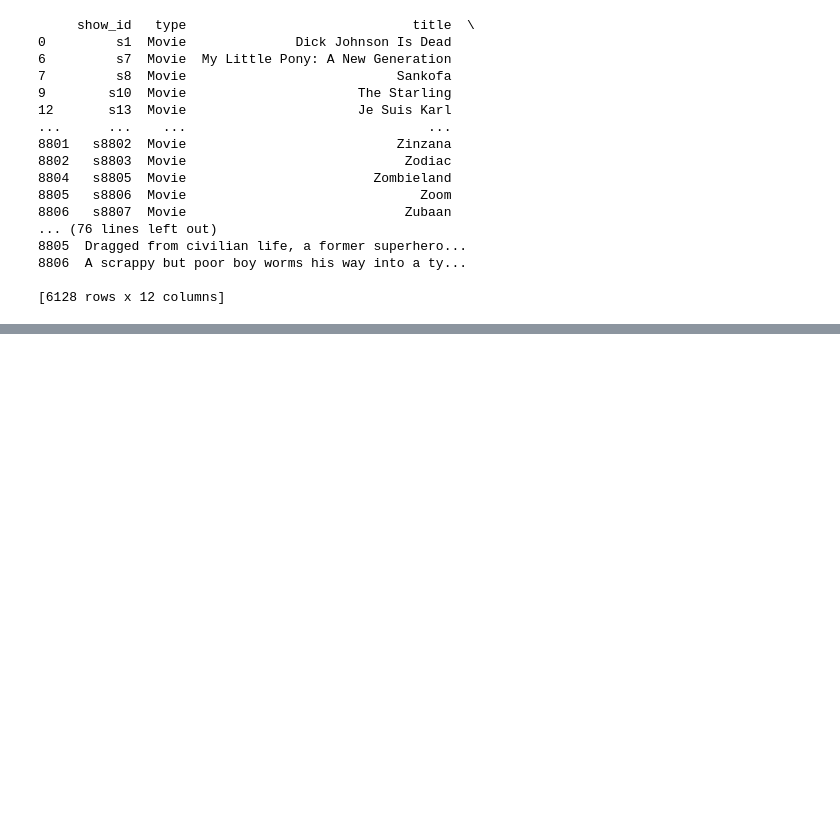
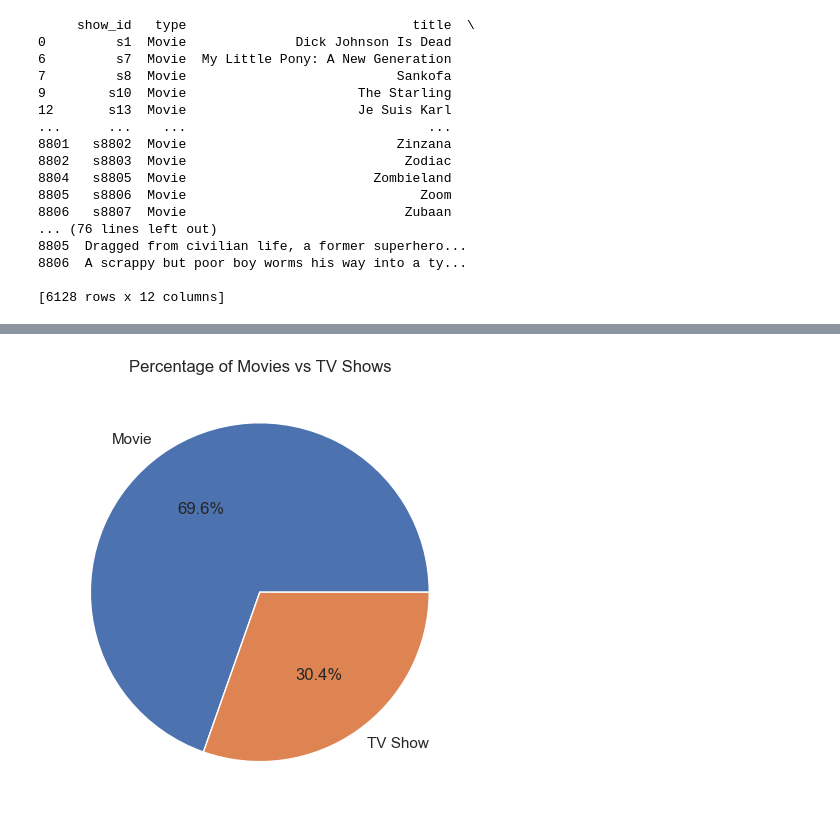
Before and after one commit to KgasagoGH/netflix_titles_edsa, a Jupyter notebook: netflix_titles.csv/notebook.ipynb, the cells around one changed output, grey strips where cells are left out. Cells and saved outputs as stored; diff of their text form; code cells hidden in the pictures; blank space fills up the shorter version.

```diff
--- a/netflix_titles.csv/notebook.ipynb
+++ b/netflix_titles.csv/notebook.ipynb
@@ -217,0 +274,13 @@ netflix_df.head()
+# %%
+
+
+types_counts= netflix_df['type'].value_counts()
+type_labels=type_counts.index
+type_colors=sns.color_palette('deep', 2)[0:len(type_counts)]
+plt.pie(type_counts, labels= type_labels, colors= type_colors, autopct= '%1.1f%%')
+plt.title('Percentage of Movies vs TV Shows')
+
+plt.tight_layout()
+plt.show()
+# %% [output]
+[figure, added]
```
Also changed, not shown: parts of 3 cells of this notebook.
